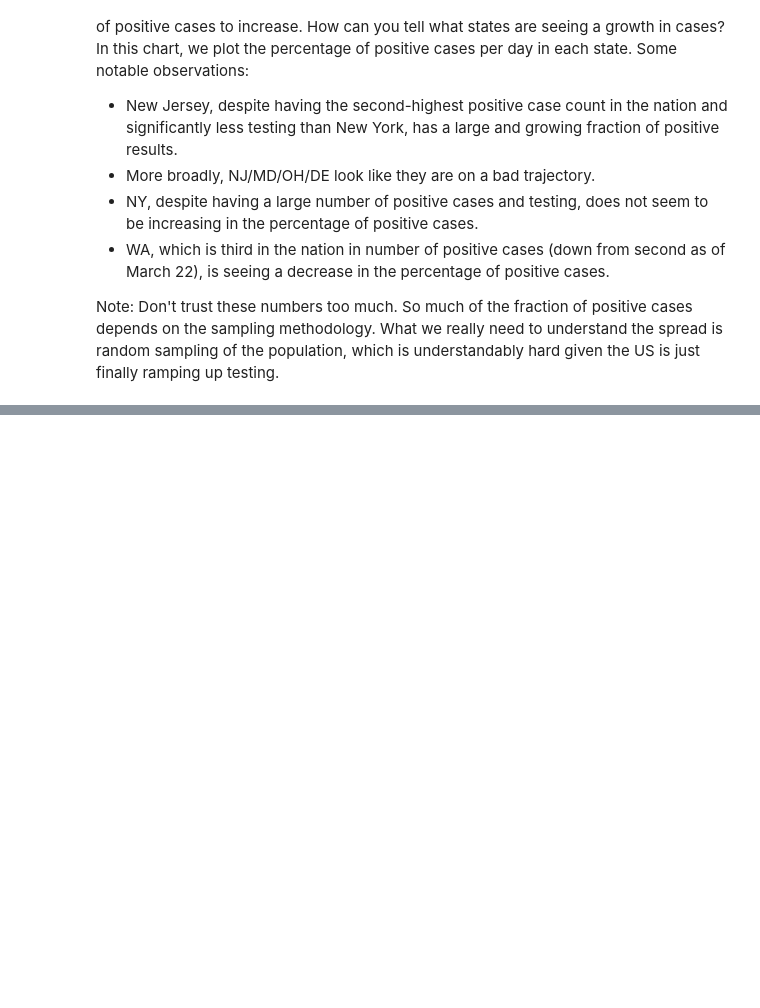
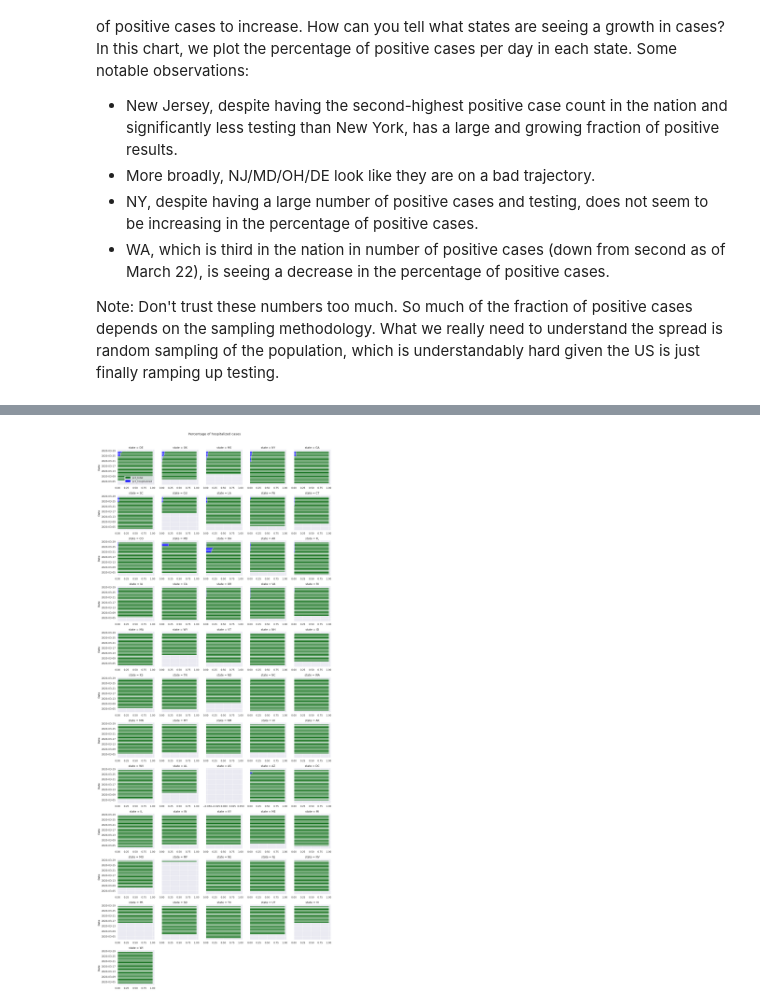
Before and after one commit to marcua/covid-19, a Jupyter notebook: Covid_19_analysis.ipynb, the cells around one changed output, grey strips where cells are left out. Saved outputs shown, nothing was run; the diff lists cells and outputs as text; code cells hidden in the pictures; blank space fills up the shorter version.

```diff
--- a/Covid_19_analysis.ipynb
+++ b/Covid_19_analysis.ipynb
@@ -163,0 +178,10 @@ plot_state_testing_over_time(
+# %%
+plot_state_testing_over_time(
+    states_daily_df=states_daily_df,
+    title='Percentage of hospitalized cases',
+    sort_field='pct_hospitalized',
+    sharex=False,
+    first_measure='pct_hospitalized',
+    total_measure='pct_total')
+# %% [output]
+[figure, added]
```
Also changed, not shown: parts of 6 cells of this notebook.
